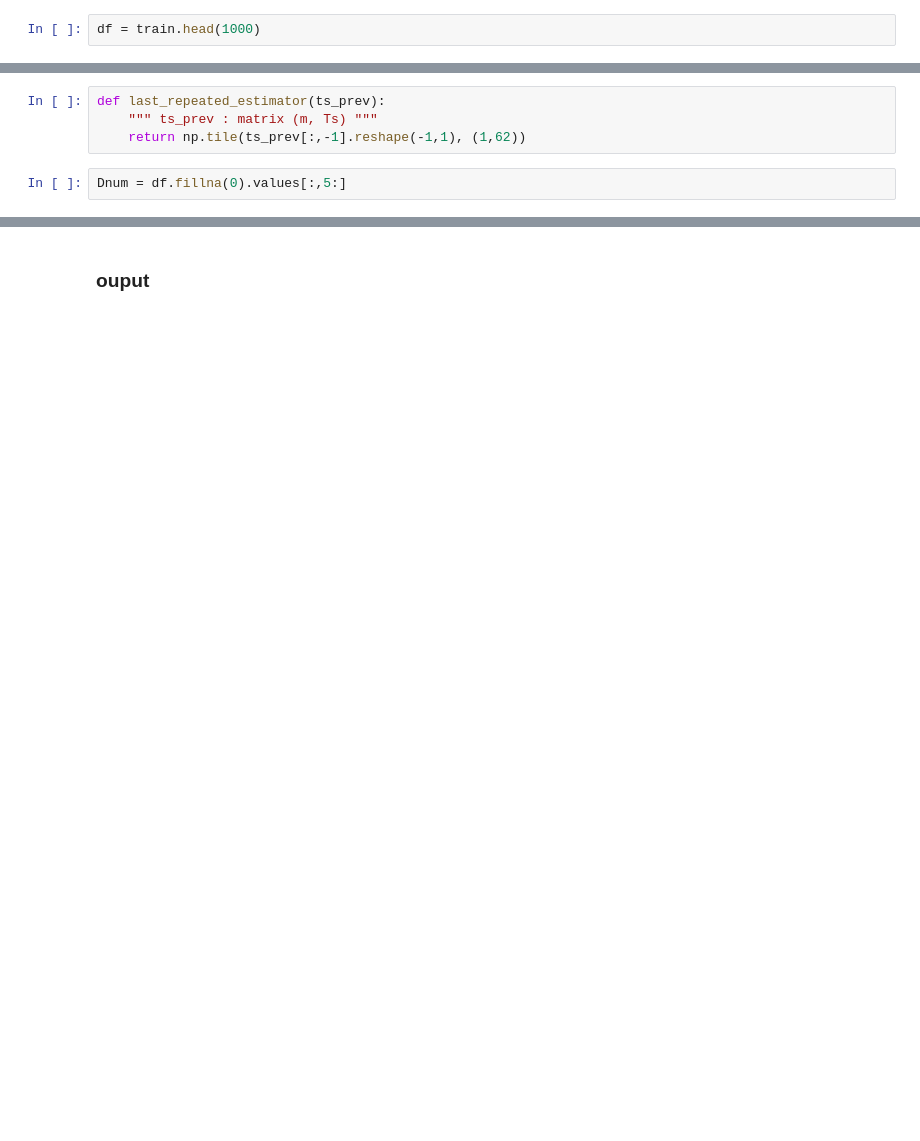
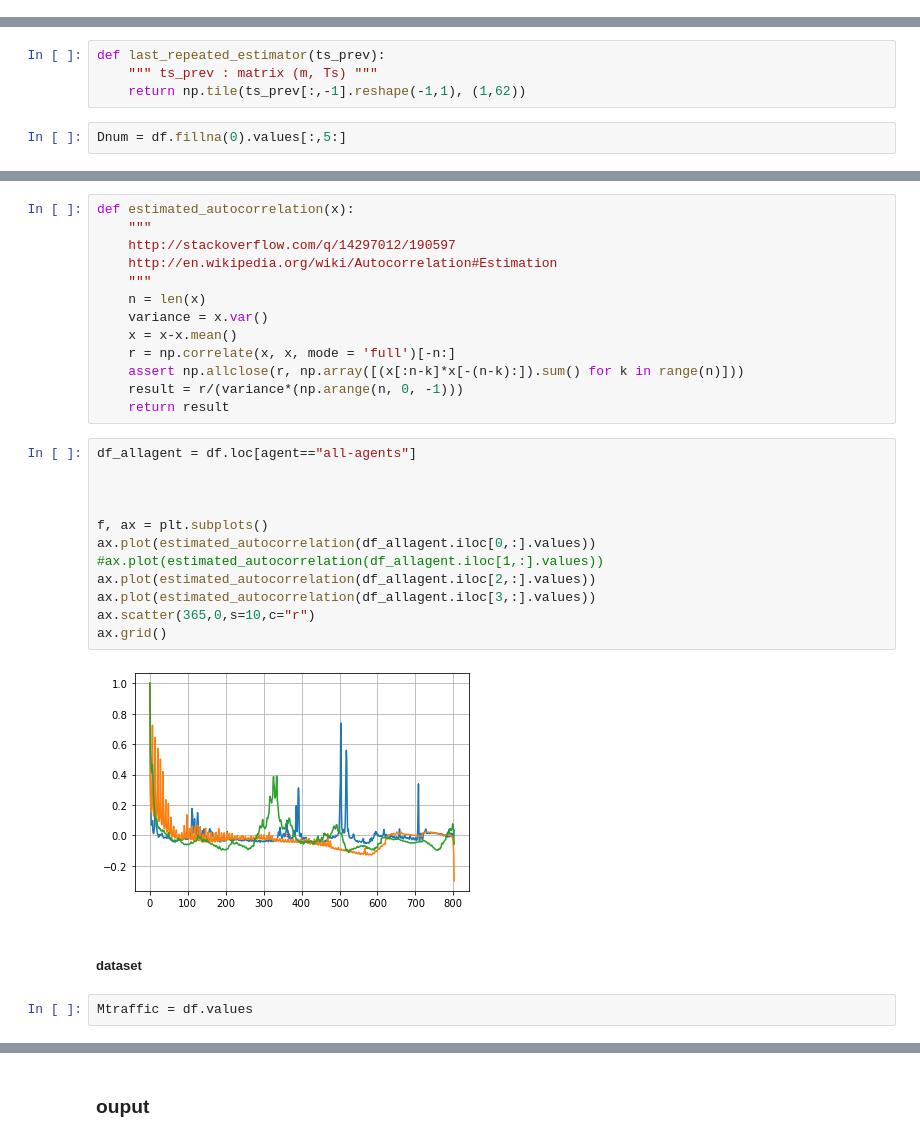
Before and after one commit to baruch11/WebTraffic, a Jupyter notebook: webtraffic.ipynb, the cells around one changed output, grey strips where cells are left out. Drawn from its saved outputs; the diff is of its cells as text; blank space fills up the shorter version.

```diff
--- a/webtraffic.ipynb
+++ b/webtraffic.ipynb
@@ -32,3 +78 @@ def smape(A, F):
     return 100/A.size * np.sum(2 * np.abs(F - A) / (np.abs(A) + np.abs(F) + np.finfo(float).eps))
-# %%
-df = train.head(1000)
@@ -57,0 +96,31 @@ smape(Mmean, Dnum)
+# %%
+def estimated_autocorrelation(x):
+    """
+    http://stackoverflow.com/q/14297012/190597
+    http://en.wikipedia.org/wiki/Autocorrelation#Estimation
+    """
+    n = len(x)
+    variance = x.var()
+    x = x-x.mean()
+    r = np.correlate(x, x, mode = 'full')[-n:]
+    assert np.allclose(r, np.array([(x[:n-k]*x[-(n-k):]).sum() for k in range(n)]))
+    result = r/(variance*(np.arange(n, 0, -1)))
+    return result
+# %%
+df_allagent = df.loc[agent=="all-agents"]
+
+
+
+f, ax = plt.subplots()
+ax.plot(estimated_autocorrelation(df_allagent.iloc[0,:].values))
+#ax.plot(estimated_autocorrelation(df_allagent.iloc[1,:].values))
+ax.plot(estimated_autocorrelation(df_allagent.iloc[2,:].values))
+ax.plot(estimated_autocorrelation(df_allagent.iloc[3,:].values))
+ax.scatter(365,0,s=10,c="r")
+ax.grid()
+# %% [output]
+[figure, added]
+# %% [markdown]
+##### dataset
+# %%
+Mtraffic = df.values
```
Also changed, not shown: parts of 52 cells of this notebook.
